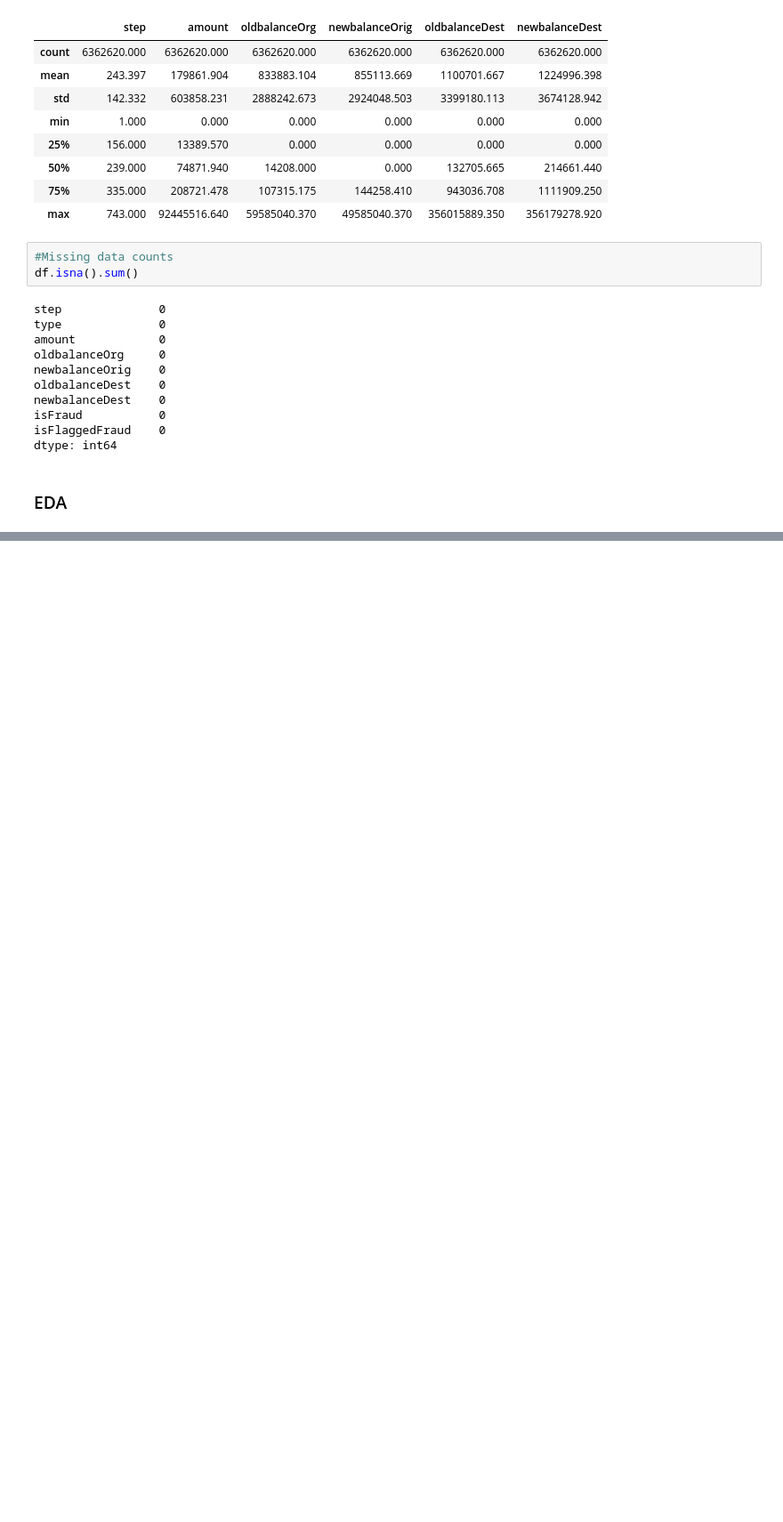
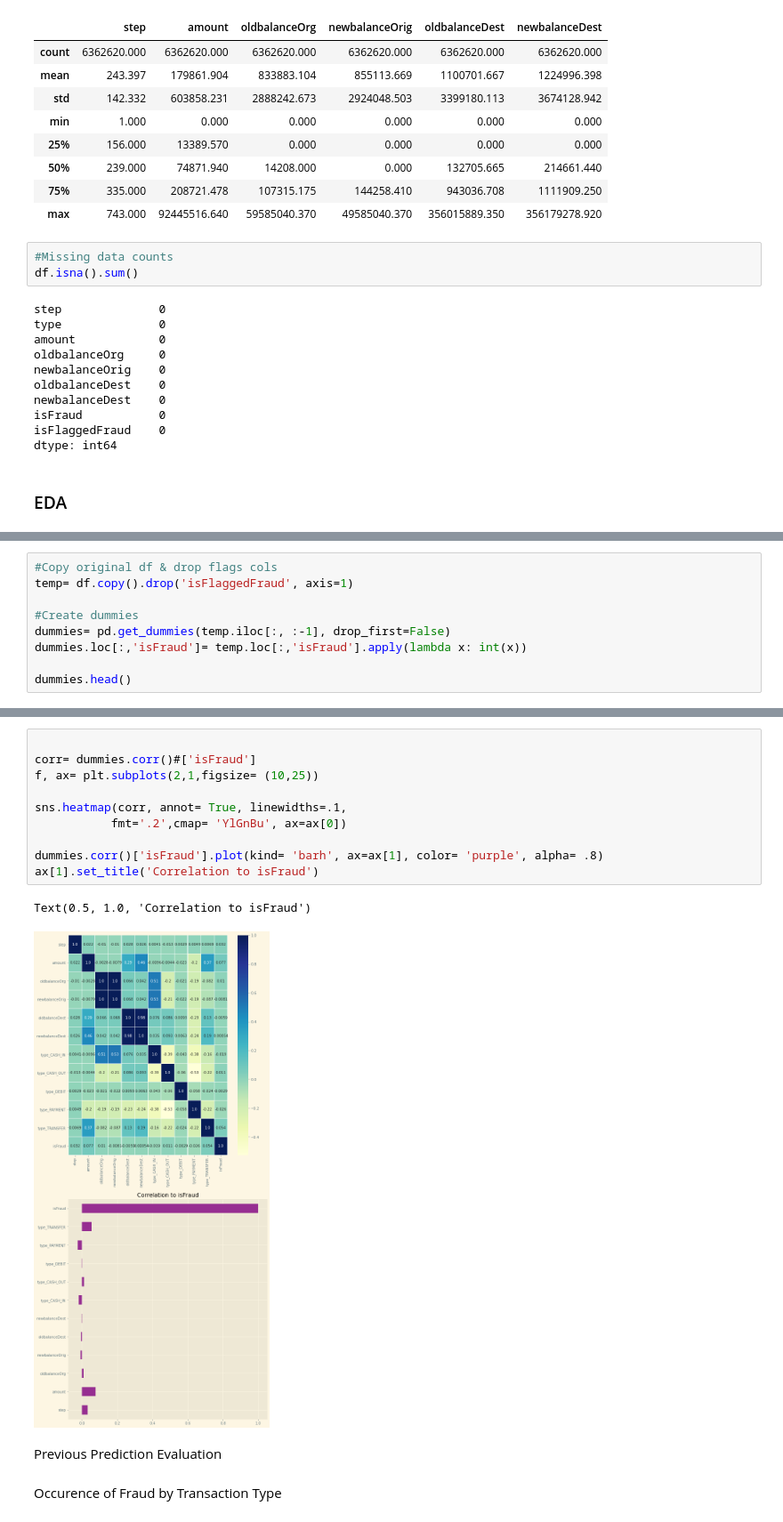
Before and after one commit to KishenSharma6/CreditFraudAnalysis, a Jupyter notebook: notebooks/03052020_EDA.ipynb, the cells around one changed output, grey strips where cells are left out. Shown at 89% size. Cells and saved outputs as stored; diff of their text form; blank space fills up the shorter version.

```diff
--- a/notebooks/03052020_EDA.ipynb
+++ b/notebooks/03052020_EDA.ipynb
@@ -83,0 +102,9 @@ import tensorflow as tf
+# %%
+#Copy original df & drop flags cols
+temp= df.copy().drop('isFlaggedFraud', axis=1)
+
+#Create dummies
+dummies= pd.get_dummies(temp.iloc[:, :-1], drop_first=False)
+dummies.loc[:,'isFraud']= temp.loc[:,'isFraud'].apply(lambda x: int(x))
+
+dummies.head()
@@ -83,0 +118,17 @@ import tensorflow as tf
+# %%
+
+corr= dummies.corr()#['isFraud']
+f, ax= plt.subplots(2,1,figsize= (10,25))
+
+sns.heatmap(corr, annot= True, linewidths=.1,
+           fmt='.2',cmap= 'YlGnBu', ax=ax[0])
+
+dummies.corr()['isFraud'].plot(kind= 'barh', ax=ax[1], color= 'purple', alpha= .8)
+ax[1].set_title('Correlation to isFraud')
+# %% [output]
+Text(0.5, 1.0, 'Correlation to isFraud')
+[figure, added]
+# %% [markdown]
+Previous Prediction Evaluation
+# %% [markdown]
+Occurence of Fraud by Transaction Type
```
Also changed, not shown: parts of 9 cells of this notebook.
